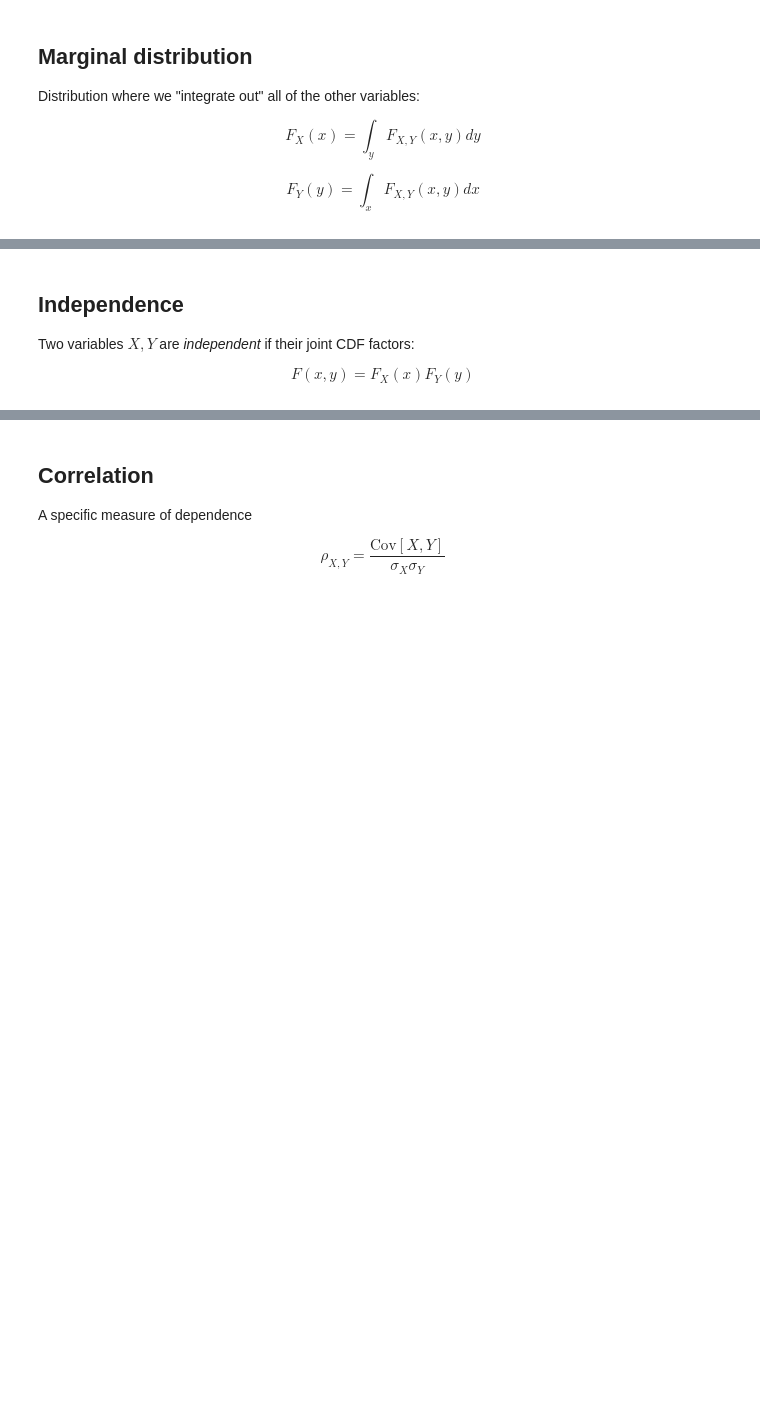
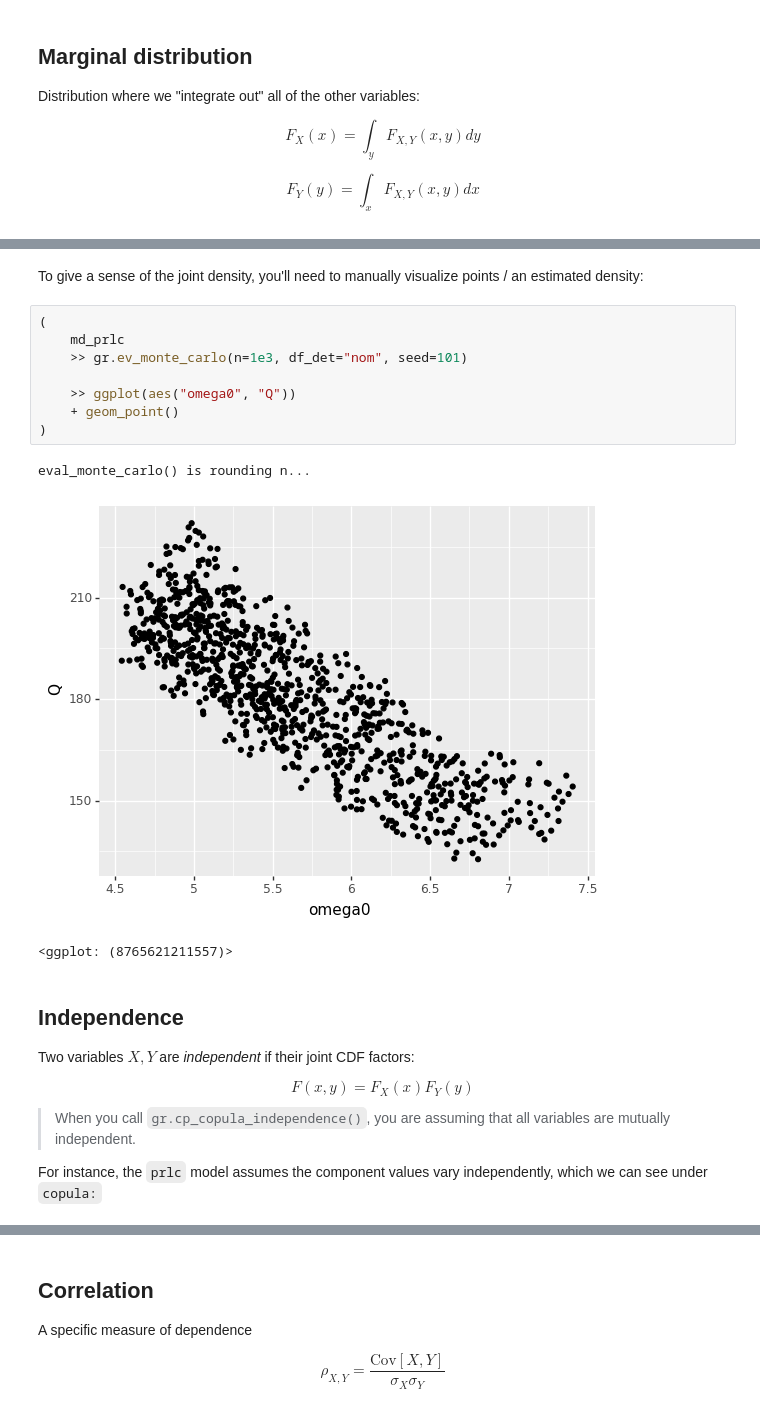
Before and after one commit to zdelrosario/pdo-notes, a Jupyter notebook: day17.ipynb, the cells around one changed output, grey strips where cells are left out. Saved outputs shown, nothing was run; the diff lists cells and outputs as text; blank space fills up the shorter version.

```diff
--- a/day17.ipynb
+++ b/day17.ipynb
@@ -292,6 +360,24 @@ Notice with Grama that we define marginal distributions and a "copula". We'll ge
+# %% [markdown]
+To give a sense of the joint density, you'll need to manually visualize points / an estimated density:
+# %%
+(
+    md_prlc
+    >> gr.ev_monte_carlo(n=1e3, df_det="nom", seed=101)
+
+    >> ggplot(aes("omega0", "Q"))
+    + geom_point()
+)
+# %% [output]
+eval_monte_carlo() is rounding n...
+[figure, added]
+<ggplot: (8765621211557)>
 # %% [markdown]
 ## Independence
 
 Two variables $X, Y$ are *independent* if their joint CDF factors:
 
 $$F(x, y) = F_X(x) F_Y(y)$$
+
+> When you call `gr.cp_copula_independence()`, you are assuming that all variables are mutually independent.
+
+For instance, the `prlc` model assumes the component values vary independently, which we can see under `copula:`
```
Also changed, not shown: parts of 21 cells of this notebook.
